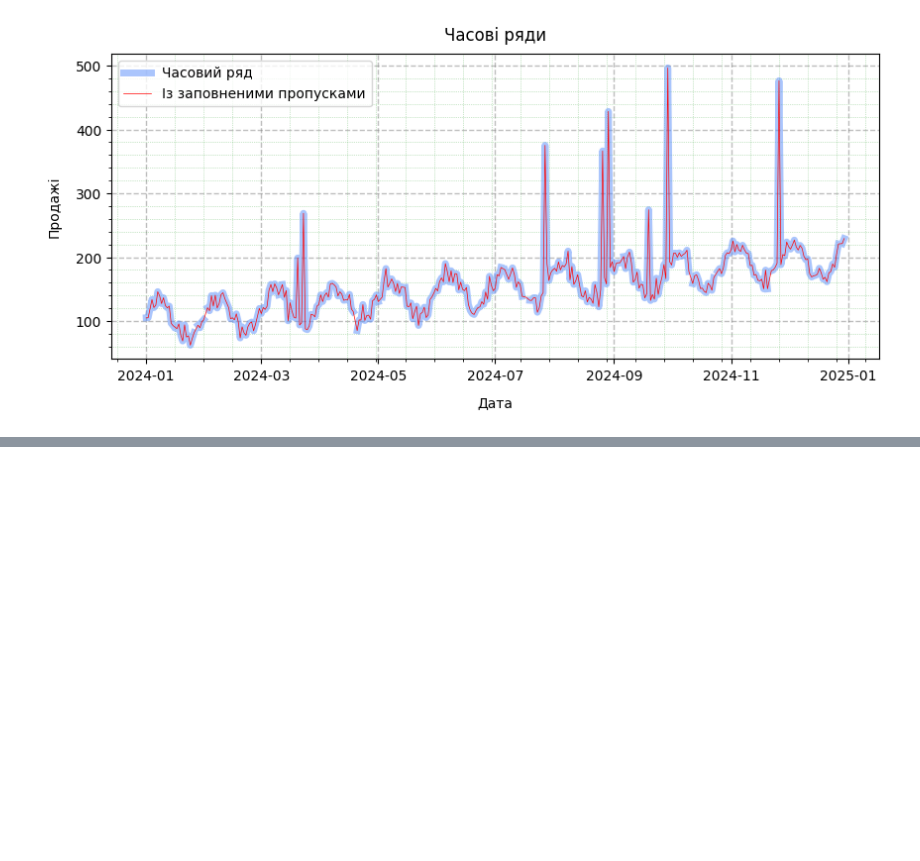
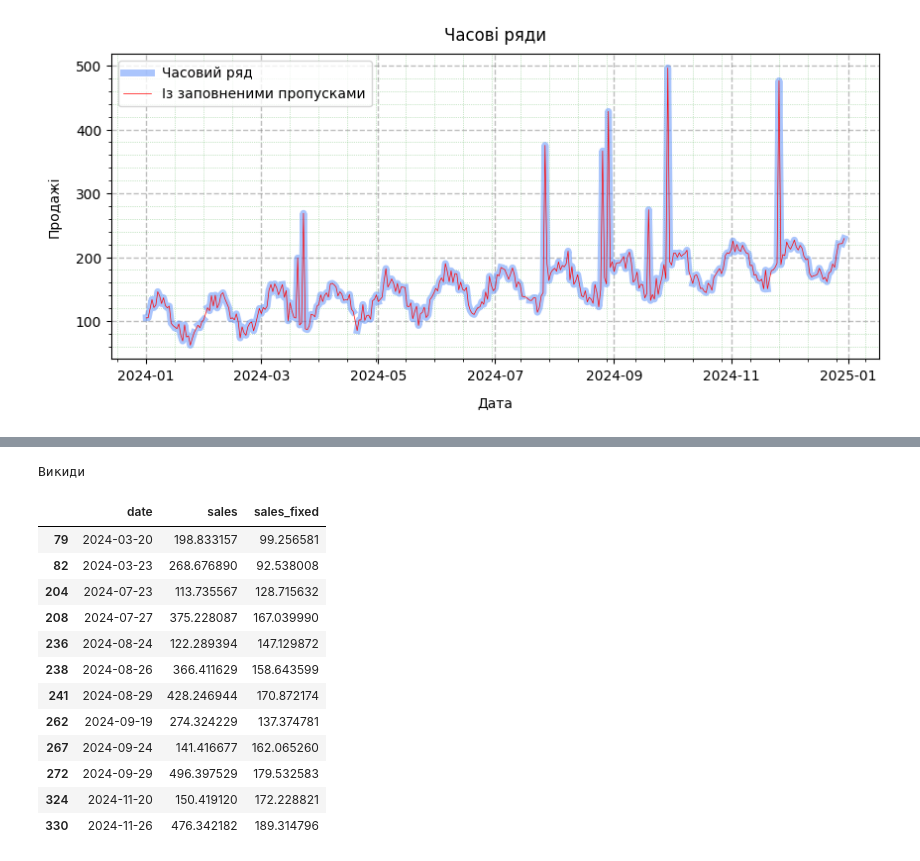
Before and after one commit to BogdanPinchuk/DataScience-PBY_HW15, a Jupyter notebook: Bohdan_Pinchuk_DS_HW15.ipynb, the cells around one changed output, grey strips where cells are left out. Drawn from its saved outputs; the diff is of its cells as text; code cells hidden in the pictures; blank space fills up the shorter version.

```diff
--- a/Bohdan_Pinchuk_DS_HW15.ipynb
+++ b/Bohdan_Pinchuk_DS_HW15.ipynb
@@ -687,0 +698,35 @@ plt.show()
+# %%
+# Anomaly processing
+
+import numpy as np
+
+# Input data
+
+# Solution
+df.loc[df["outlier"], "sales_fixed"] = np.nan
+
+df["sales_fixed"] = (df["sales_fixed"]
+                     .interpolate(method="linear", limit_area="inside")  # заповнення в середині
+                     .bfill()  # заповнення на початку першим значенням
+                     .ffill())  # заповнення на кінці останнім значенням
+
+outliers_df = data_set[data_set["outlier"]].drop("outlier", axis=1)
+
+# Print results
+display(outliers_df.style.set_caption("Викиди").
+            format({"date": lambda t: t.strftime("%Y-%m-%d")}))
+# %% [output]
+Викиди
+|  | date | sales | sales_fixed |
+| 79 | 2024-03-20 | 198.833157 | 99.256581 |
+| 82 | 2024-03-23 | 268.676890 | 92.538008 |
+| 204 | 2024-07-23 | 113.735567 | 128.715632 |
+| 208 | 2024-07-27 | 375.228087 | 167.039990 |
+| 236 | 2024-08-24 | 122.289394 | 147.129872 |
+| 238 | 2024-08-26 | 366.411629 | 158.643599 |
+| 241 | 2024-08-29 | 428.246944 | 170.872174 |
+| 262 | 2024-09-19 | 274.324229 | 137.374781 |
+| 267 | 2024-09-24 | 141.416677 | 162.065260 |
+| 272 | 2024-09-29 | 496.397529 | 179.532583 |
+| 324 | 2024-11-20 | 150.419120 | 172.228821 |
+| 330 | 2024-11-26 | 476.342182 | 189.314796 |
```
Also changed, not shown: parts of 2 cells of this notebook.
